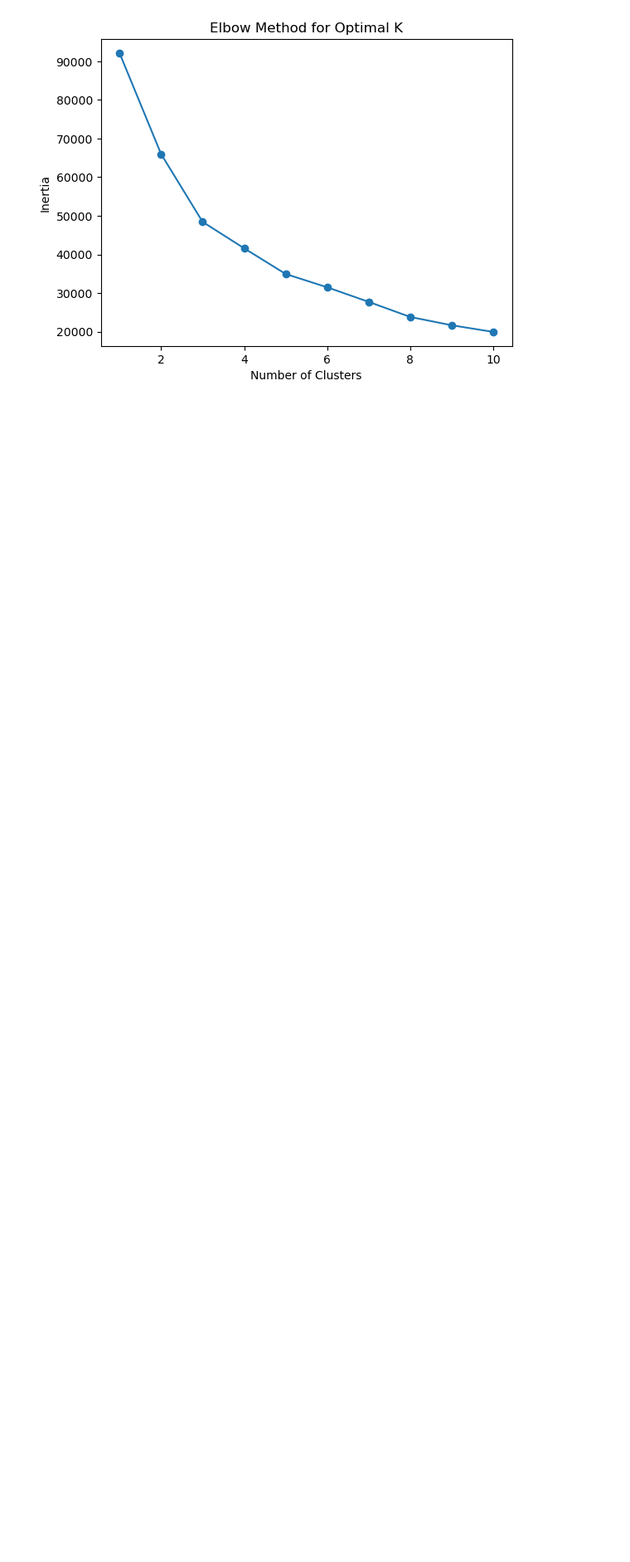
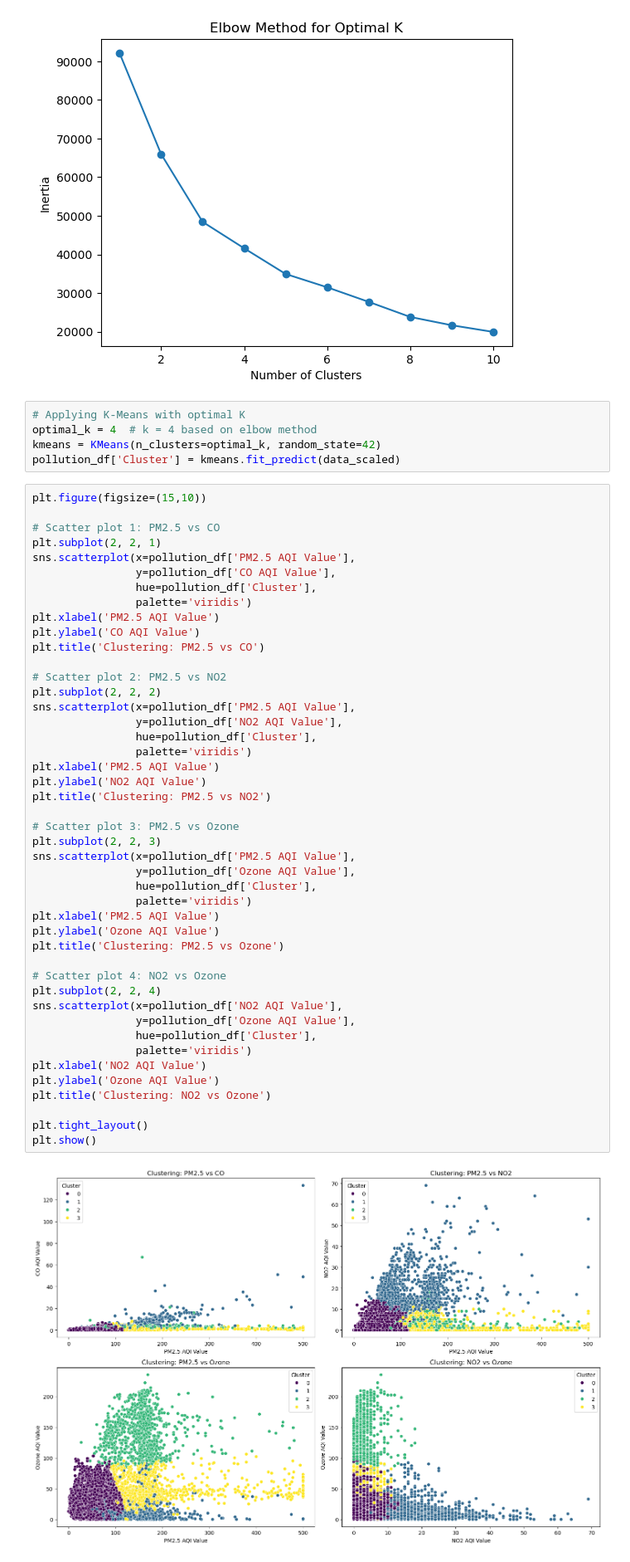
Before and after one commit to aroshacdX/msc-project-individual, a Jupyter notebook: AirPollutionAnalysis.ipynb, the cells around one changed output. Shown at 83% size. Drawn from its saved outputs; the diff is of its cells as text; blank space fills up the shorter version.

Commit message:
plotted scatter plots for visualize clustering patterns

```diff
--- a/AirPollutionAnalysis.ipynb
+++ b/AirPollutionAnalysis.ipynb
@@ -485,3 +485,55 @@ plt.title('Elbow Method for Optimal K')
 plt.show()
 # %% [output]
 [figure]
+# %%
+# Applying K-Means with optimal K
+optimal_k = 4  # k = 4 based on elbow method
+kmeans = KMeans(n_clusters=optimal_k, random_state=42)
+pollution_df['Cluster'] = kmeans.fit_predict(data_scaled)
+# %%
+plt.figure(figsize=(15,10))
+
+# Scatter plot 1: PM2.5 vs CO
+plt.subplot(2, 2, 1)
+sns.scatterplot(x=pollution_df['PM2.5 AQI Value'],
+                y=pollution_df['CO AQI Value'],
+                hue=pollution_df['Cluster'],
+                palette='viridis')
+plt.xlabel('PM2.5 AQI Value')
+plt.ylabel('CO AQI Value')
+plt.title('Clustering: PM2.5 vs CO')
+
+# Scatter plot 2: PM2.5 vs NO2
+plt.subplot(2, 2, 2)
+sns.scatterplot(x=pollution_df['PM2.5 AQI Value'],
+                y=pollution_df['NO2 AQI Value'],
+                hue=pollution_df['Cluster'],
+                palette='viridis')
+plt.xlabel('PM2.5 AQI Value')
+plt.ylabel('NO2 AQI Value')
+plt.title('Clustering: PM2.5 vs NO2')
+
+# Scatter plot 3: PM2.5 vs Ozone
+plt.subplot(2, 2, 3)
+sns.scatterplot(x=pollution_df['PM2.5 AQI Value'],
+                y=pollution_df['Ozone AQI Value'],
+                hue=pollution_df['Cluster'],
+                palette='viridis')
+plt.xlabel('PM2.5 AQI Value')
+plt.ylabel('Ozone AQI Value')
+plt.title('Clustering: PM2.5 vs Ozone')
+
+# Scatter plot 4: NO2 vs Ozone
+plt.subplot(2, 2, 4)
+sns.scatterplot(x=pollution_df['NO2 AQI Value'],
+                y=pollution_df['Ozone AQI Value'],
+                hue=pollution_df['Cluster'],
+                palette='viridis')
+plt.xlabel('NO2 AQI Value')
+plt.ylabel('Ozone AQI Value')
+plt.title('Clustering: NO2 vs Ozone')
+
+plt.tight_layout()
+plt.show()
+# %% [output]
+[figure, added]
```
